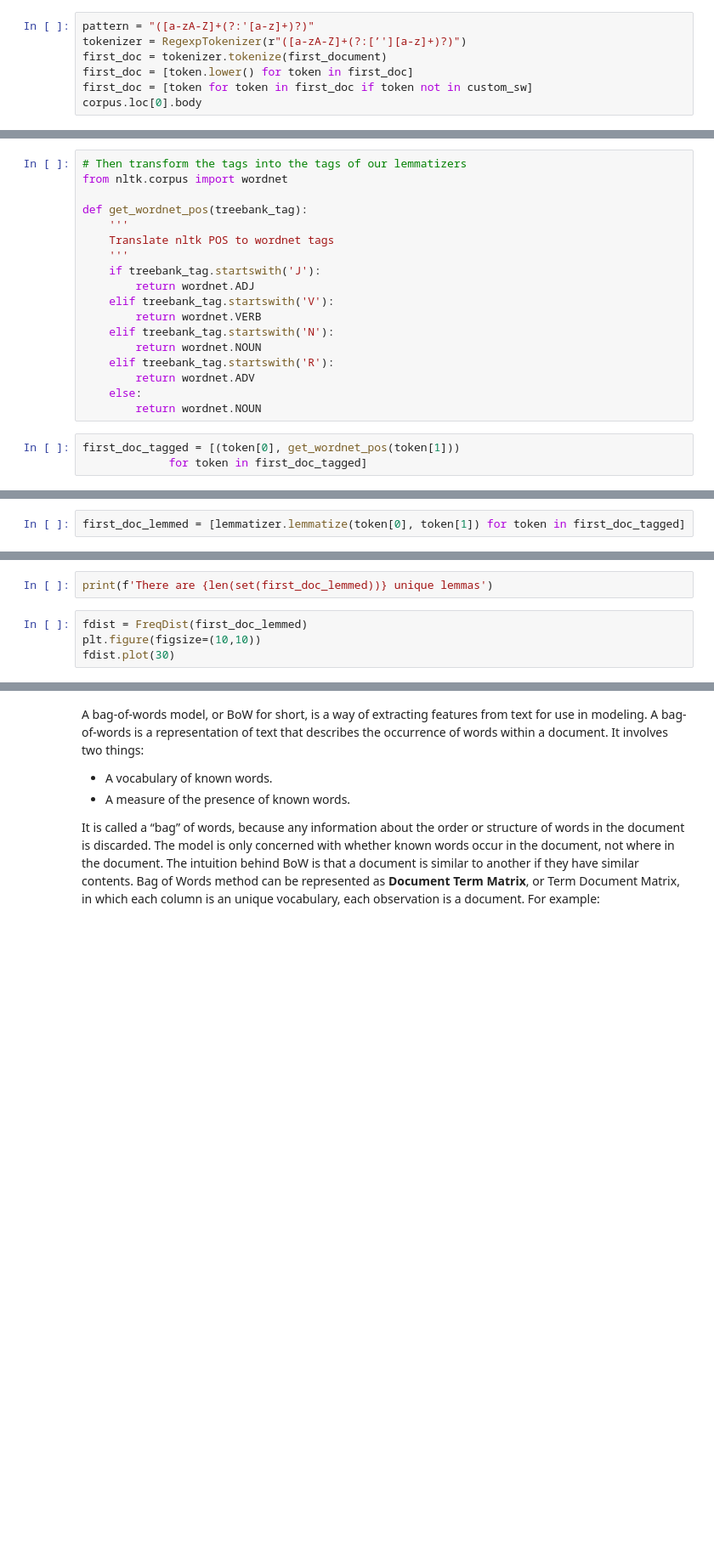
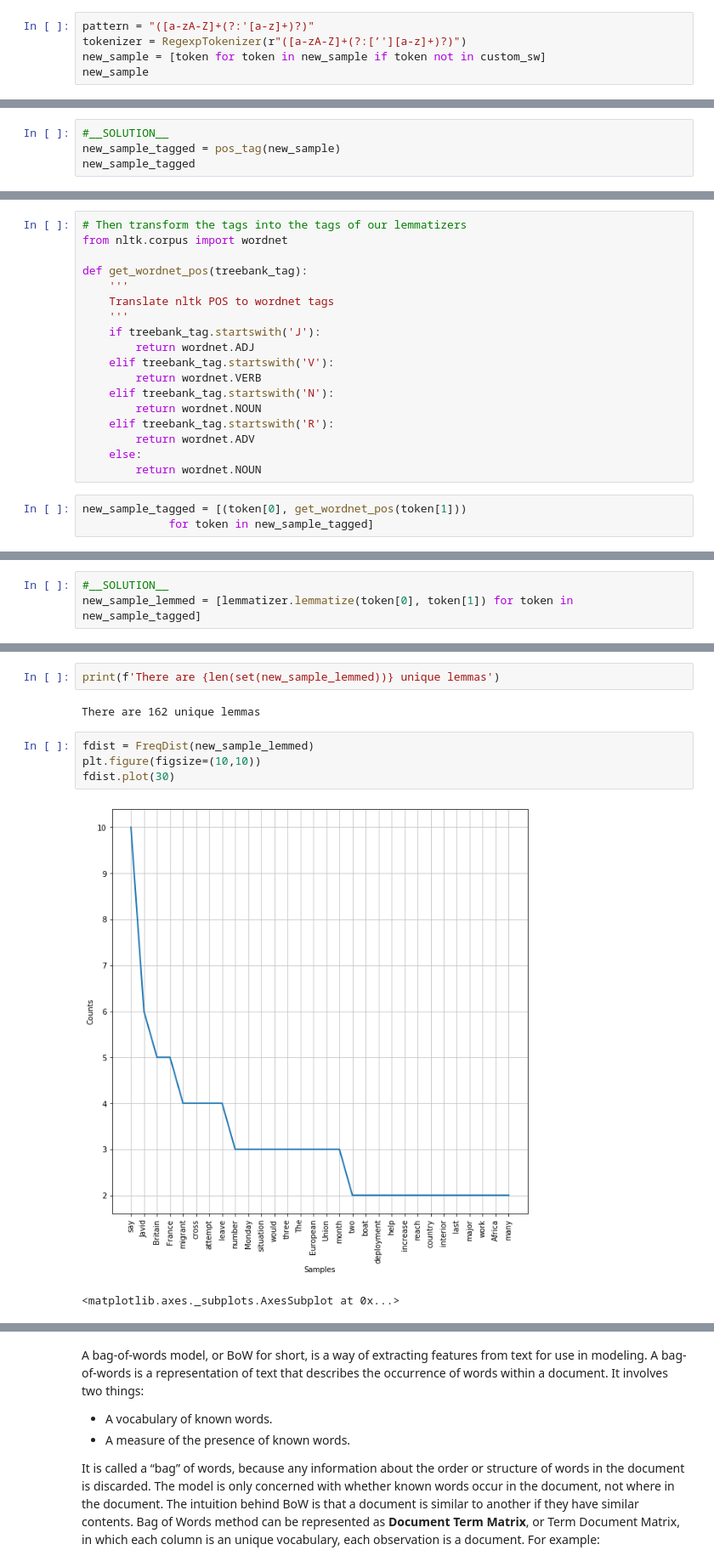
Before and after one commit to JJHick95/nlp_p1_chi-sea-dsc, a Jupyter notebook: index.ipynb, the cells around one changed output, grey strips where cells are left out. Shown at 85% size. Saved outputs shown, nothing was run; the diff lists cells and outputs as text; blank space fills up the shorter version.

```diff
--- a/index.ipynb
+++ b/index.ipynb
@@ -743,7 +864,5 @@ With a little bit of work, we can POS tag our text.
 # %%
 pattern = "([a-zA-Z]+(?:'[a-z]+)?)"
 tokenizer = RegexpTokenizer(r"([a-zA-Z]+(?:[’'][a-z]+)?)")
-first_doc = tokenizer.tokenize(first_document)
-first_doc = [token.lower() for token in first_doc]
-first_doc = [token for token in first_doc if token not in custom_sw]
-corpus.loc[0].body
+new_sample = [token for token in new_sample if token not in custom_sw]
+new_sample
@@ -758,0 +915,4 @@ first_doc_tagged
+# %%
+#__SOLUTION__
+new_sample_tagged = pos_tag(new_sample)
+new_sample_tagged
@@ -775,5 +953,5 @@ def get_wordnet_pos(treebank_tag):
     else:
         return wordnet.NOUN
 # %%
-first_doc_tagged = [(token[0], get_wordnet_pos(token[1]))
-             for token in first_doc_tagged]
+new_sample_tagged = [(token[0], get_wordnet_pos(token[1]))
+             for token in new_sample_tagged]
@@ -780,3 +960,4 @@ first_doc_tagged = [(token[0], get_wordnet_pos(token[1]))
 # %%
-first_doc_lemmed = [lemmatizer.lemmatize(token[0], token[1]) for token in first_doc_tagged]
+#__SOLUTION__
+new_sample_lemmed = [lemmatizer.lemmatize(token[0], token[1]) for token in new_sample_tagged]
 # %%
@@ -784,7 +976,12 @@ first_doc_lemmed[:10]
 # %%
-print(f'There are {len(set(first_doc_lemmed))} unique lemmas')
+print(f'There are {len(set(new_sample_lemmed))} unique lemmas')
+# %% [output]
+There are 162 unique lemmas
 # %%
-fdist = FreqDist(first_doc_lemmed)
+fdist = FreqDist(new_sample_lemmed)
 plt.figure(figsize=(10,10))
 fdist.plot(30)
+# %% [output]
+[figure, added]
+<matplotlib.axes._subplots.AxesSubplot at 0x...>
 # %% [markdown]
```
Also changed, not shown: parts of 112 cells of this notebook.
